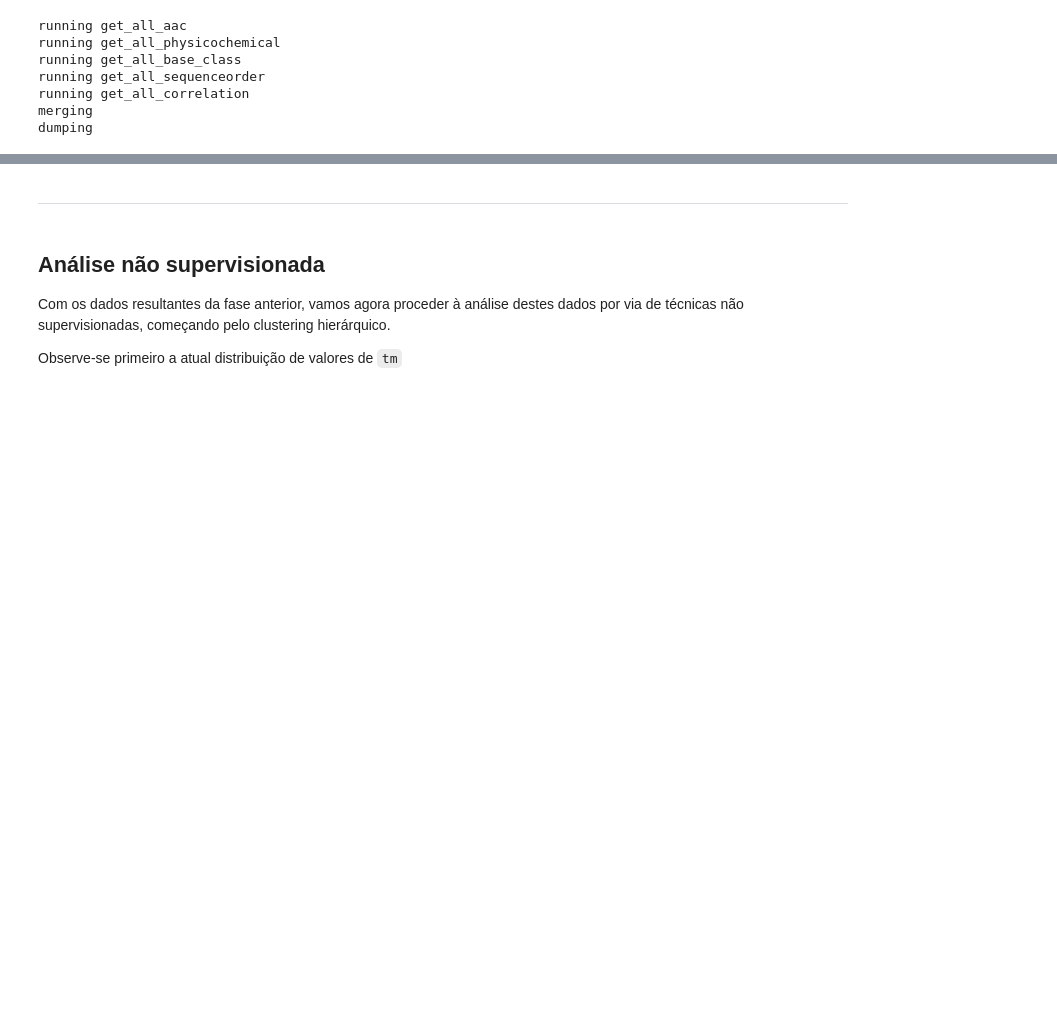
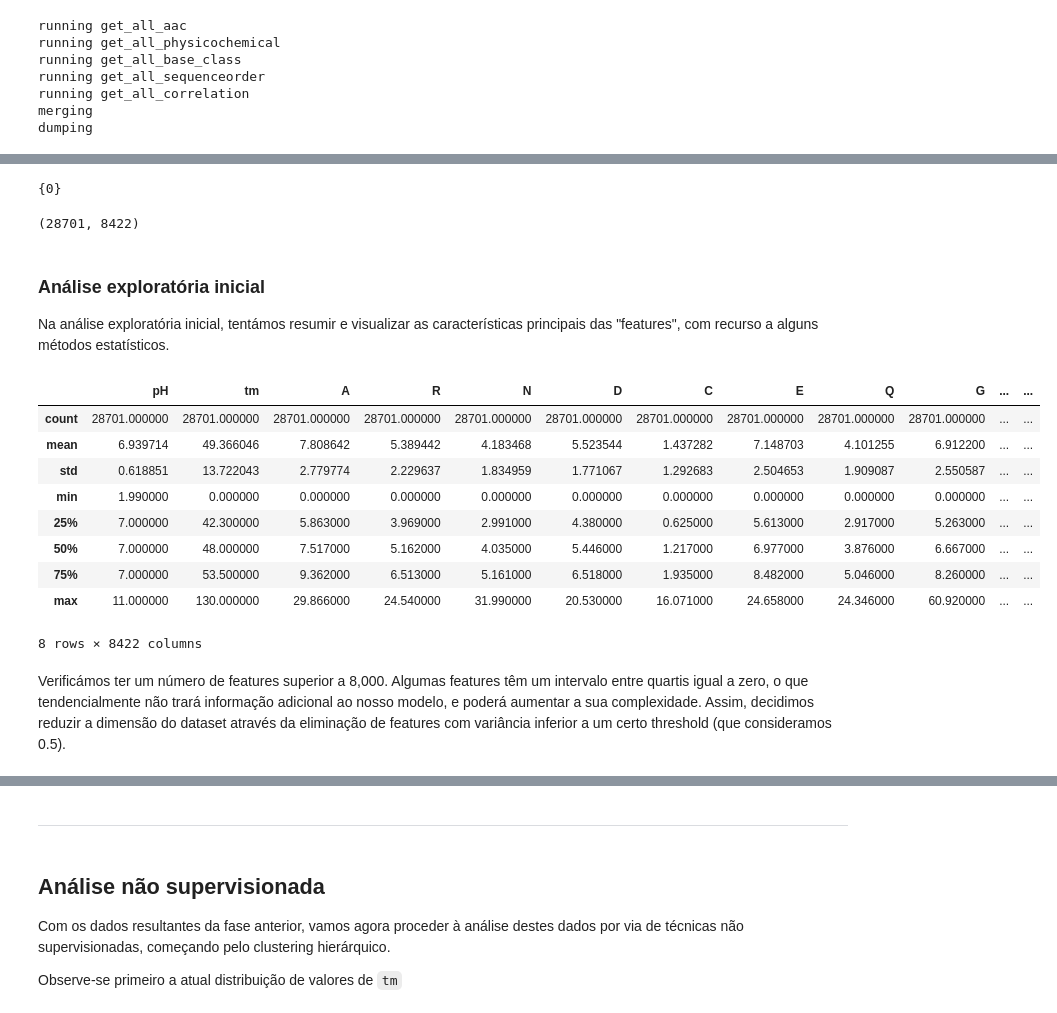
Before and after one commit to Sonia42882/SIB_v1, a Jupyter notebook: kag/notebook.ipynb, the cells around one changed output, grey strips where cells are left out. Saved outputs shown, nothing was run; the diff lists cells and outputs as text; code cells hidden in the pictures; blank space fills up the shorter version.

```diff
--- a/kag/notebook.ipynb
+++ b/kag/notebook.ipynb
@@ -476,0 +224,13 @@ corr_matrix
+# %%
+# Carregar o dataset que inclui todos os descritores
+#dataset = pd.read_csv('datasets/all_descriptors.csv', delimiter = ',')
+dataset = pd.read_csv('C:/Users/sonia/Desktop/SIB_v1/kag/all_descriptors.csv', delimiter = ',')
+
+#Visualizar tamanho e tipo de dados
+print(dataset.shape, dataset.dtypes)
+#Sumário de medidas estatísticas gerais
+dataset.describe()
+
+# As variáveis têm valores em gamas muito diferentes, pelo que será necessário proceder a um método de estandardização dos dados
+# Há também colunas duplicadas  resultantes do processo de merge(), que ficaram com sufixos _x e _y, outras que são Unnamed
+# A coluna seq_id tem mais valores que o indicado pela shape
@@ -476,0 +277,33 @@ corr_matrix
+# %%
+# Confirmar que não há dados omissos
+set(dataset.isnull().sum())
+# Só há valores 0, o que indica que todas as colunas tem 0 valores omissos
+# %% [output]
+{0}
+# %%
+# Eliminar linhas duplicadas, e as duas colunas identificadoras das sequências ("seq_id", "protein_sequence") para ser possível fazer a análise dos dados
+# Podemos eliminar a coluna com a sequência propriamente dita, uma vez que já extraímos as features relevantes a partir dela (features vindas do ProteinDescriptors)
+dataset_dropped = dataset.drop_duplicates(subset = "seq_id")
+dataset_dropped = dataset_dropped.drop(columns=['seq_id', 'protein_sequence'], axis=1)
+dataset_dropped.shape
+# %% [output]
+(28701, 8422)
+# %% [markdown]
+### Análise exploratória inicial
+Na análise exploratória inicial, tentámos resumir e visualizar as características principais das "features", com recurso a alguns métodos estatísticos.
+# %%
+#Resumo das principais métricas estatísticas
+dataset_dropped.describe()
+# %% [output]
+|  | pH | tm | A | R | N | D | C | E | Q | G | ... | ... |
+| count | 28701.000000 | 28701.000000 | 28701.000000 | 28701.000000 | 28701.000000 | 28701.000000 | 28701.000000 | 28701.000000 | 28701.000000 | 28701.000000 | ... | ... |
+| mean | 6.939714 | 49.366046 | 7.808642 | 5.389442 | 4.183468 | 5.523544 | 1.437282 | 7.148703 | 4.101255 | 6.912200 | ... | ... |
+| std | 0.618851 | 13.722043 | 2.779774 | 2.229637 | 1.834959 | 1.771067 | 1.292683 | 2.504653 | 1.909087 | 2.550587 | ... | ... |
+| min | 1.990000 | 0.000000 | 0.000000 | 0.000000 | 0.000000 | 0.000000 | 0.000000 | 0.000000 | 0.000000 | 0.000000 | ... | ... |
+| 25% | 7.000000 | 42.300000 | 5.863000 | 3.969000 | 2.991000 | 4.380000 | 0.625000 | 5.613000 | 2.917000 | 5.263000 | ... | ... |
+| 50% | 7.000000 | 48.000000 | 7.517000 | 5.162000 | 4.035000 | 5.446000 | 1.217000 | 6.977000 | 3.876000 | 6.667000 | ... | ... |
+| 75% | 7.000000 | 53.500000 | 9.362000 | 6.513000 | 5.161000 | 6.518000 | 1.935000 | 8.482000 | 5.046000 | 8.260000 | ... | ... |
+| max | 11.000000 | 130.000000 | 29.866000 | 24.540000 | 31.990000 | 20.530000 | 16.071000 | 24.658000 | 24.346000 | 60.920000 | ... | ... |
+8 rows × 8422 columns
+# %% [markdown]
+Verificámos ter um número de features superior a 8,000. Algumas features têm um intervalo entre quartis igual a zero, o que tendencialmente não trará informação adicional ao nosso modelo, e poderá aumentar a sua complexidade. Assim, decidimos reduzir a dimensão do dataset através da eliminação de features com variância inferior a um certo threshold (que consideramos 0.5).
```
Also changed, not shown: parts of 50 cells of this notebook, 2 other files.
